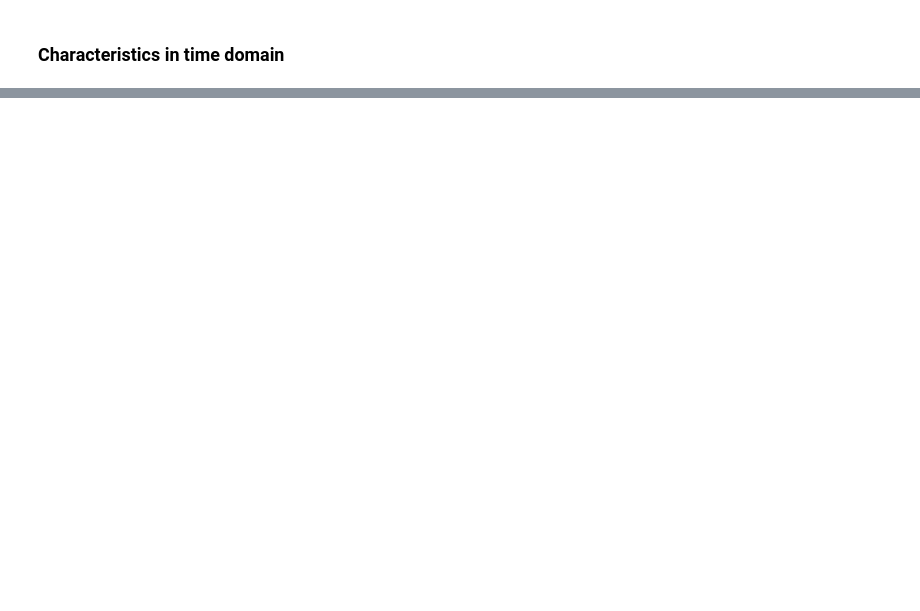
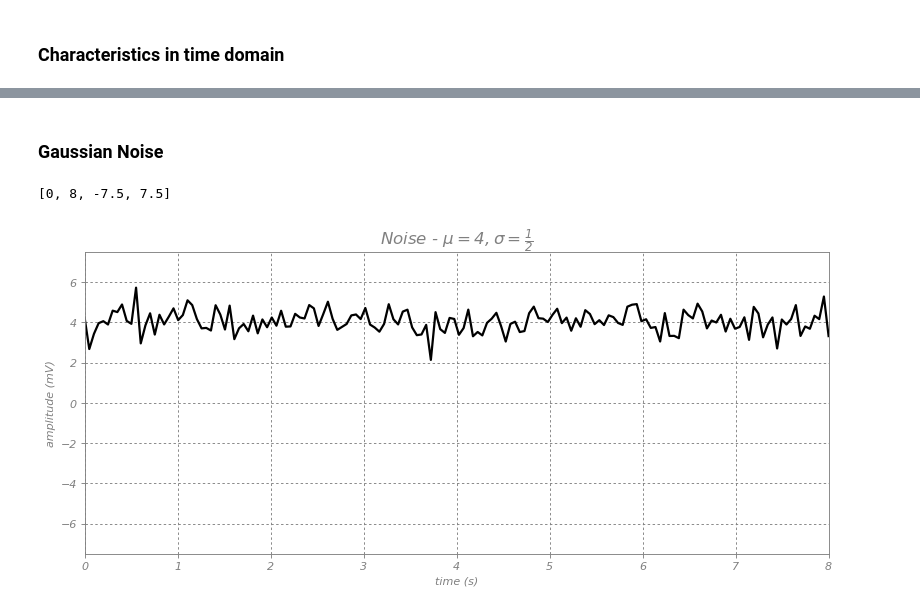
Before and after one commit to novabiosignals/BSAP-Presentation, a Jupyter notebook: Signals.ipynb, the cells around one changed output, grey strips where cells are left out. Drawn from its saved outputs; the diff is of its cells as text; code cells hidden in the pictures; blank space fills up the shorter version.

```diff
--- a/Signals.ipynb
+++ b/Signals.ipynb
@@ -85,0 +122,13 @@ tight_layout()
+# %% [markdown]
+### Gaussian Noise
+# %%
+y = randn(160)/2+4
+t = np.linspace(0, len(y)/20, len(y))
+plot(t, y, color='k')
+xlabel('time (s)',color='grey')
+ylabel('amplitude (mV)',color='grey')
+title(r'Noise - $\mu=4, \sigma= \frac{1}{2}$', fontsize=15, color='grey')
+axis([0, 8, -7.5, 7.5])
+# %% [output]
+[0, 8, -7.5, 7.5]
+[figure, added]
```
Also changed, not shown: parts of 46 cells of this notebook.
